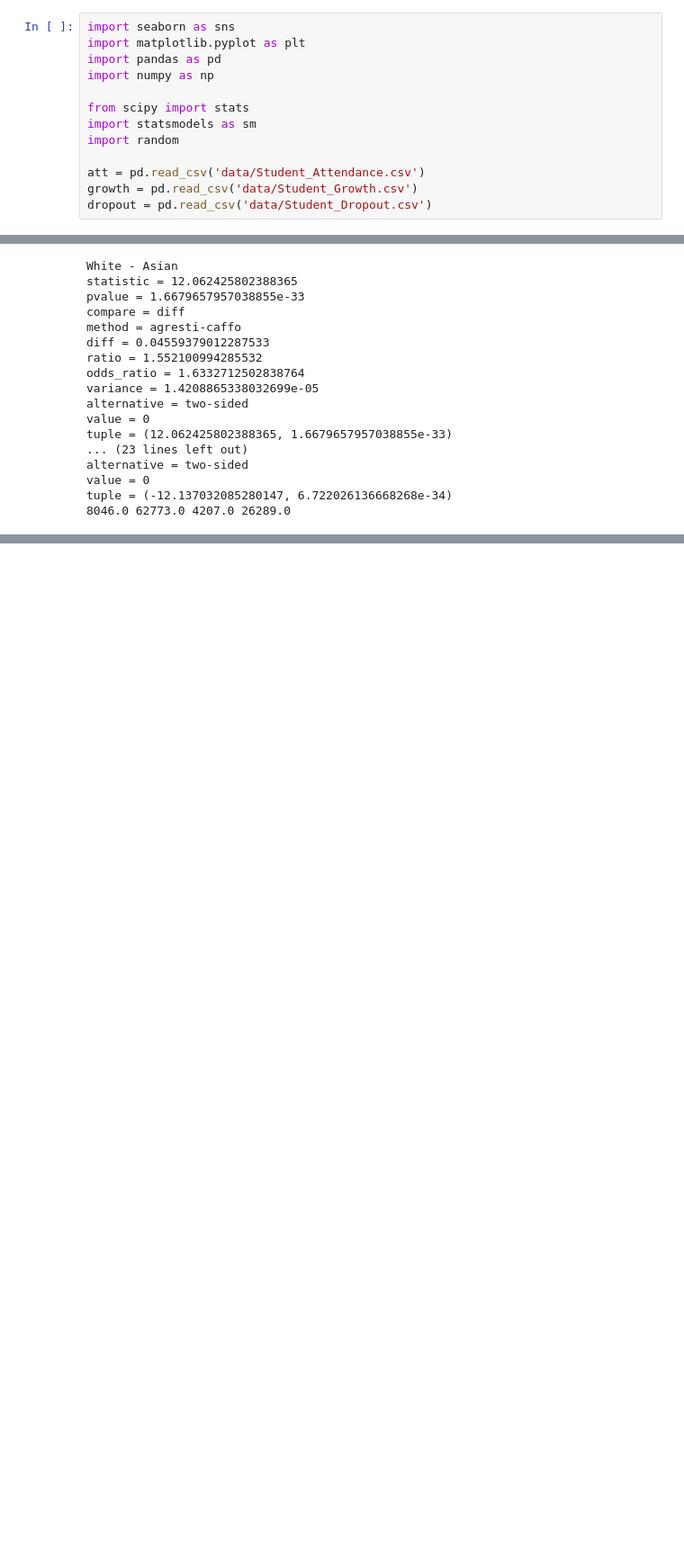
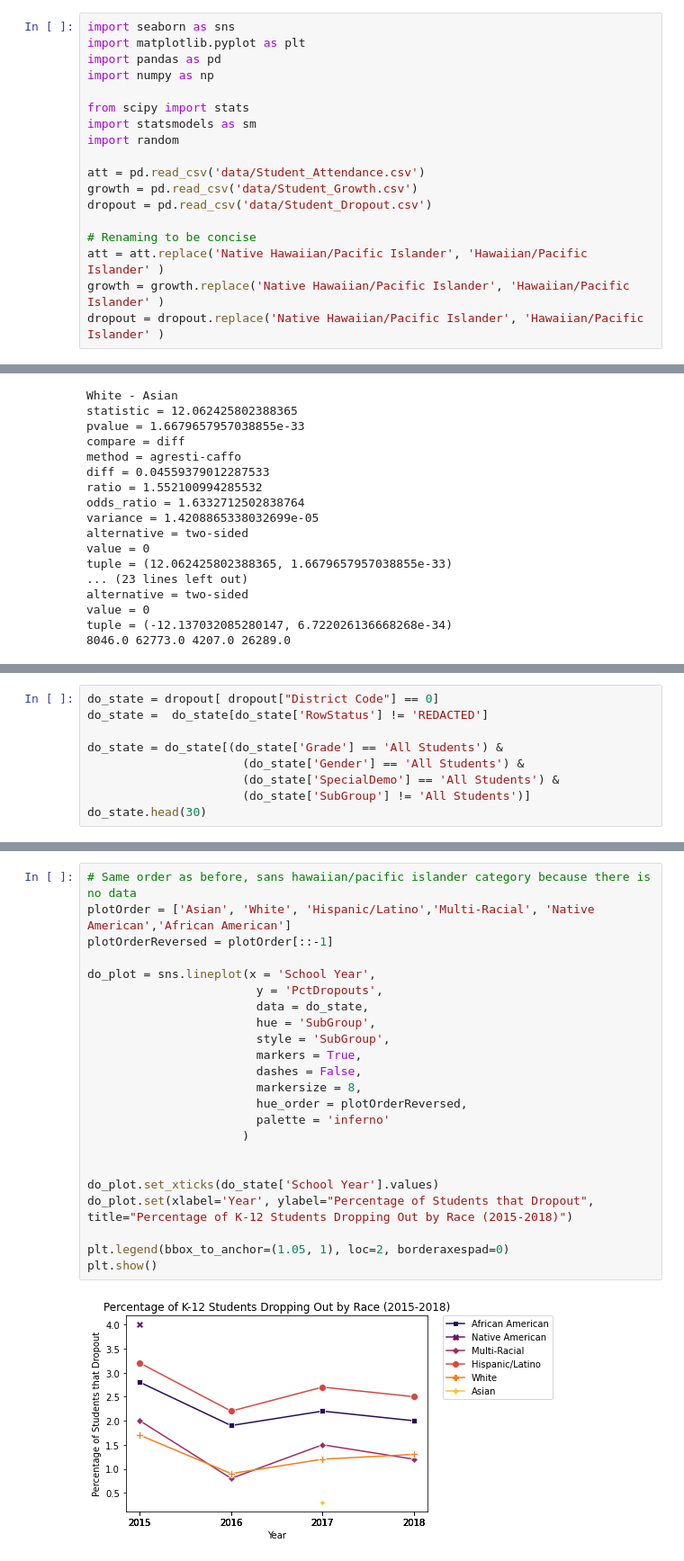
Before and after one commit to annapoliswu/CISC367_Midterm, a Jupyter notebook: messy-student-performance-analysis.ipynb, the cells around one changed output, grey strips where cells are left out. Shown at 90% size. Saved outputs shown, nothing was run; the diff lists cells and outputs as text; blank space fills up the shorter version.

Commit message:
dropout data graph

```diff
--- a/messy-student-performance-analysis.ipynb
+++ b/messy-student-performance-analysis.ipynb
@@ -11,3 +11,8 @@ import random
 att = pd.read_csv('data/Student_Attendance.csv')
 growth = pd.read_csv('data/Student_Growth.csv')
 dropout = pd.read_csv('data/Student_Dropout.csv')
+
+# Renaming to be concise
+att = att.replace('Native Hawaiian/Pacific Islander', 'Hawaiian/Pacific Islander' )
+growth = growth.replace('Native Hawaiian/Pacific Islander', 'Hawaiian/Pacific Islander' )
+dropout = dropout.replace('Native Hawaiian/Pacific Islander', 'Hawaiian/Pacific Islander' )
@@ -263,0 +298,9 @@ tuple = (-12.137032085280147, 6.722026136668268e-34)
+# %%
+do_state = dropout[ dropout["District Code"] == 0]
+do_state =  do_state[do_state['RowStatus'] != 'REDACTED']
+
+do_state = do_state[(do_state['Grade'] == 'All Students') &
+                      (do_state['Gender'] == 'All Students') &
+                      (do_state['SpecialDemo'] == 'All Students') &
+                      (do_state['SubGroup'] != 'All Students')]
+do_state.head(30)
@@ -263,0 +331,25 @@ tuple = (-12.137032085280147, 6.722026136668268e-34)
+# %%
+# Same order as before, sans hawaiian/pacific islander category because there is no data
+plotOrder = ['Asian', 'White', 'Hispanic/Latino','Multi-Racial', 'Native American','African American']
+plotOrderReversed = plotOrder[::-1]
+
+do_plot = sns.lineplot(x = 'School Year',
+                        y = 'PctDropouts',
+                        data = do_state,
+                        hue = 'SubGroup',
+                        style = 'SubGroup',
+                        markers = True,
+                        dashes = False,
+                        markersize = 8,
+                        hue_order = plotOrderReversed,
+                        palette = 'inferno'
+                      )
+
+
+do_plot.set_xticks(do_state['School Year'].values)
+do_plot.set(xlabel='Year', ylabel="Percentage of Students that Dropout", title="Percentage of K-12 Students Dropping Out by Race (2015-2018)")
+
+plt.legend(bbox_to_anchor=(1.05, 1), loc=2, borderaxespad=0)
+plt.show()
+# %% [output]
+[figure, added]
```
Also changed, not shown: parts of 8 cells of this notebook.
